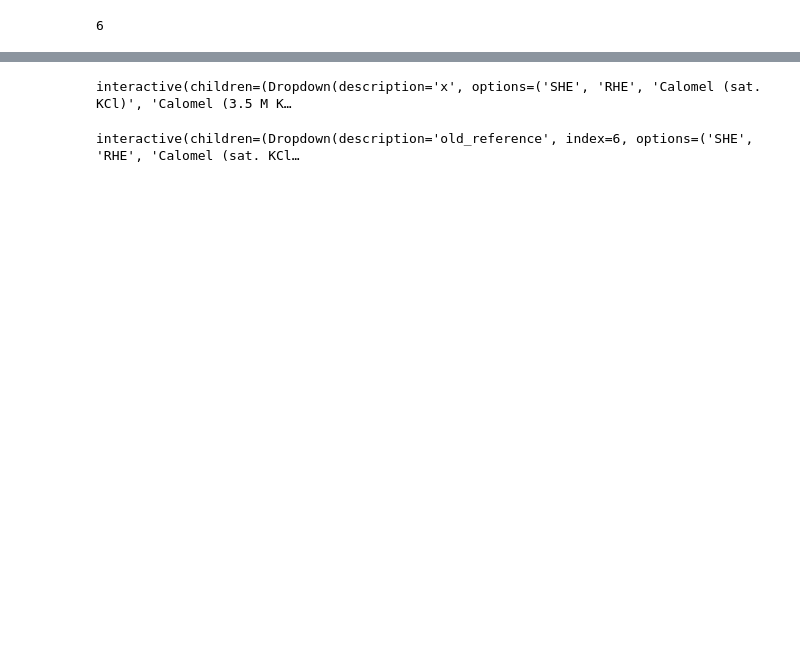
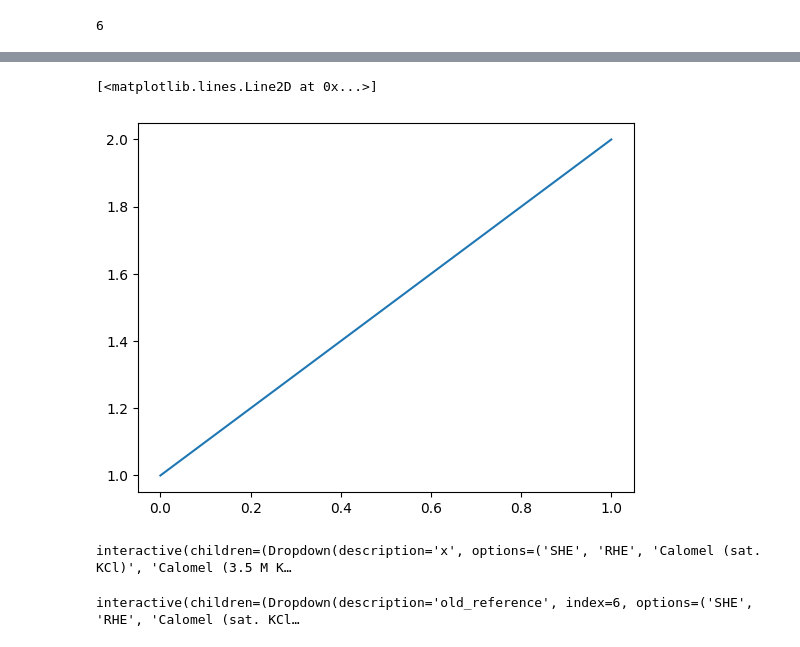
Before and after one commit to FAIRChemistry/datamodel-electrochemistry, a Jupyter notebook: Notebook_with_markdown.ipynb, the cells around one changed output, grey strips where cells are left out. Drawn from its saved outputs; the diff is of its cells as text; code cells hidden in the pictures; blank space fills up the shorter version.

```diff
--- a/Notebook_with_markdown.ipynb
+++ b/Notebook_with_markdown.ipynb
@@ -821,3 +834,10 @@ interactive(children=(Dropdown(description='x', options=('SHE', 'RHE', 'Calomel
+# %%
+x=[0,1]
+y=[1,2]
+plt.plot(x,y)
+# %% [output]
+[<matplotlib.lines.Line2D at 0x...>]
+[figure, added]
 # %%
 import ipywidgets as widgets
 from IPython.display import display
```
Also changed, not shown: parts of 13 cells of this notebook, 2 other files.
